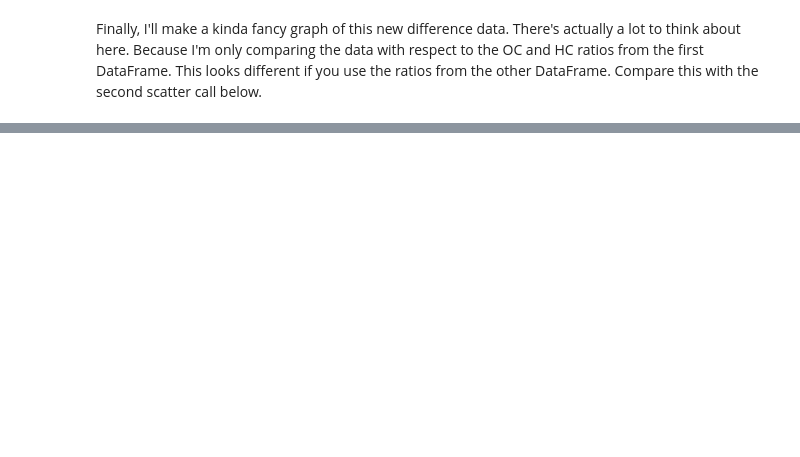
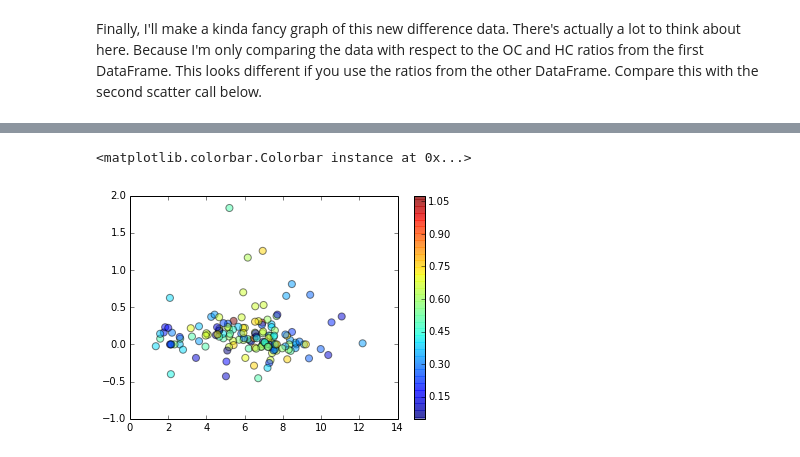
Before and after one commit to rnelsonchem/Bio_Oils_EAS, a Jupyter notebook: Comparison Test.ipynb, the cells around one changed output, grey strips where cells are left out. Cells and saved outputs as stored; diff of their text form; code cells hidden in the pictures; blank space fills up the shorter version.

```diff
--- a/Comparison Test.ipynb
+++ b/Comparison Test.ipynb
@@ -155,0 +186,4 @@ plt.show()
+# %%
+sort_d2 = data2.sort('diff')
+
+sort_d2.tail(10)
@@ -155,0 +216,8 @@ plt.show()
+# %%
+colors = data2['OC ratio df2']
+#plt.axhline(1, c='0.5', lw=0.5)
+plt.scatter(data2['RT df1'], data2['diff'], c=colors, s=50, alpha=0.5)
+plt.colorbar()
+# %% [output]
+<matplotlib.colorbar.Colorbar instance at 0x...>
+[figure, added]
```
Also changed, not shown: parts of 15 cells of this notebook, 1 other file.
